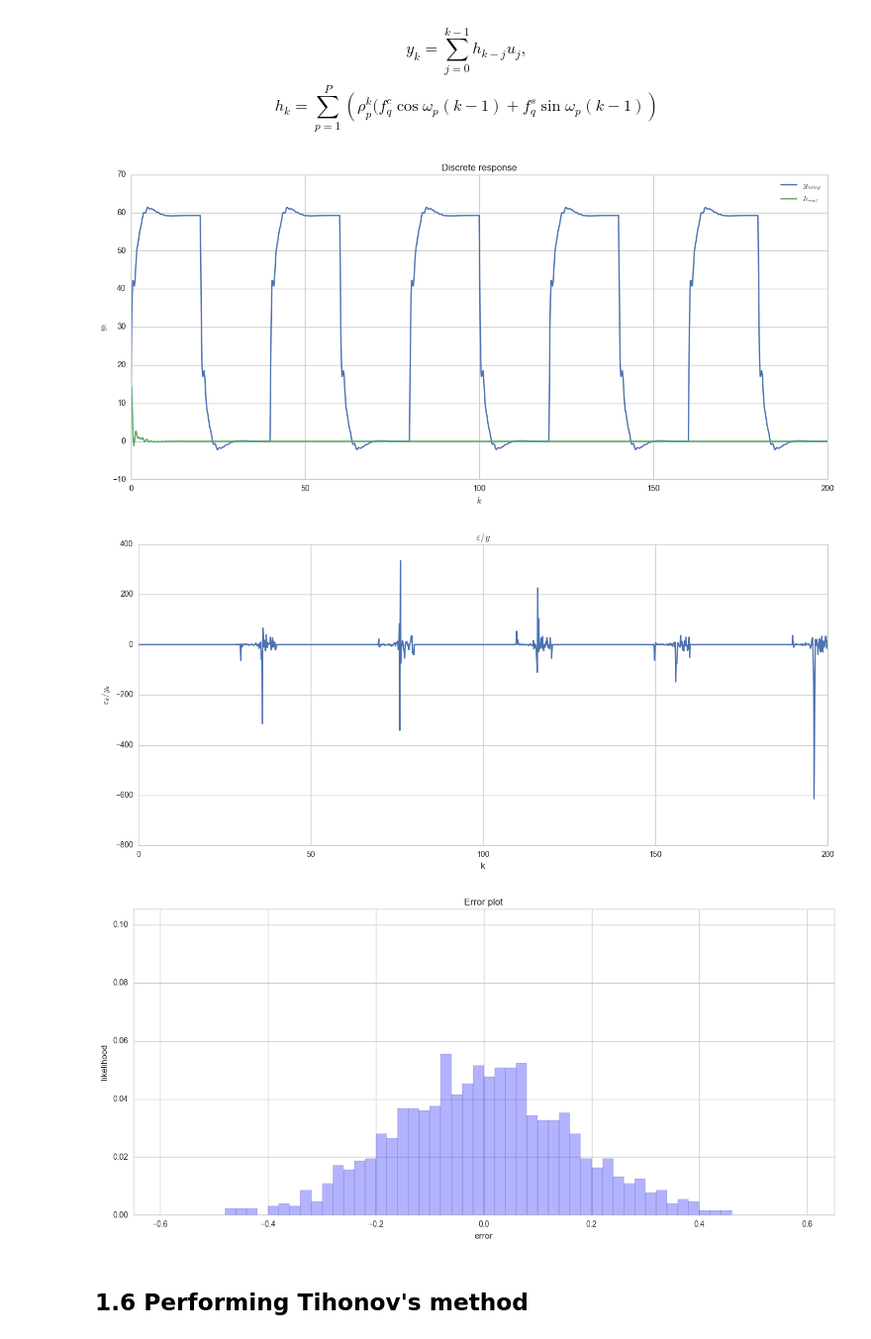
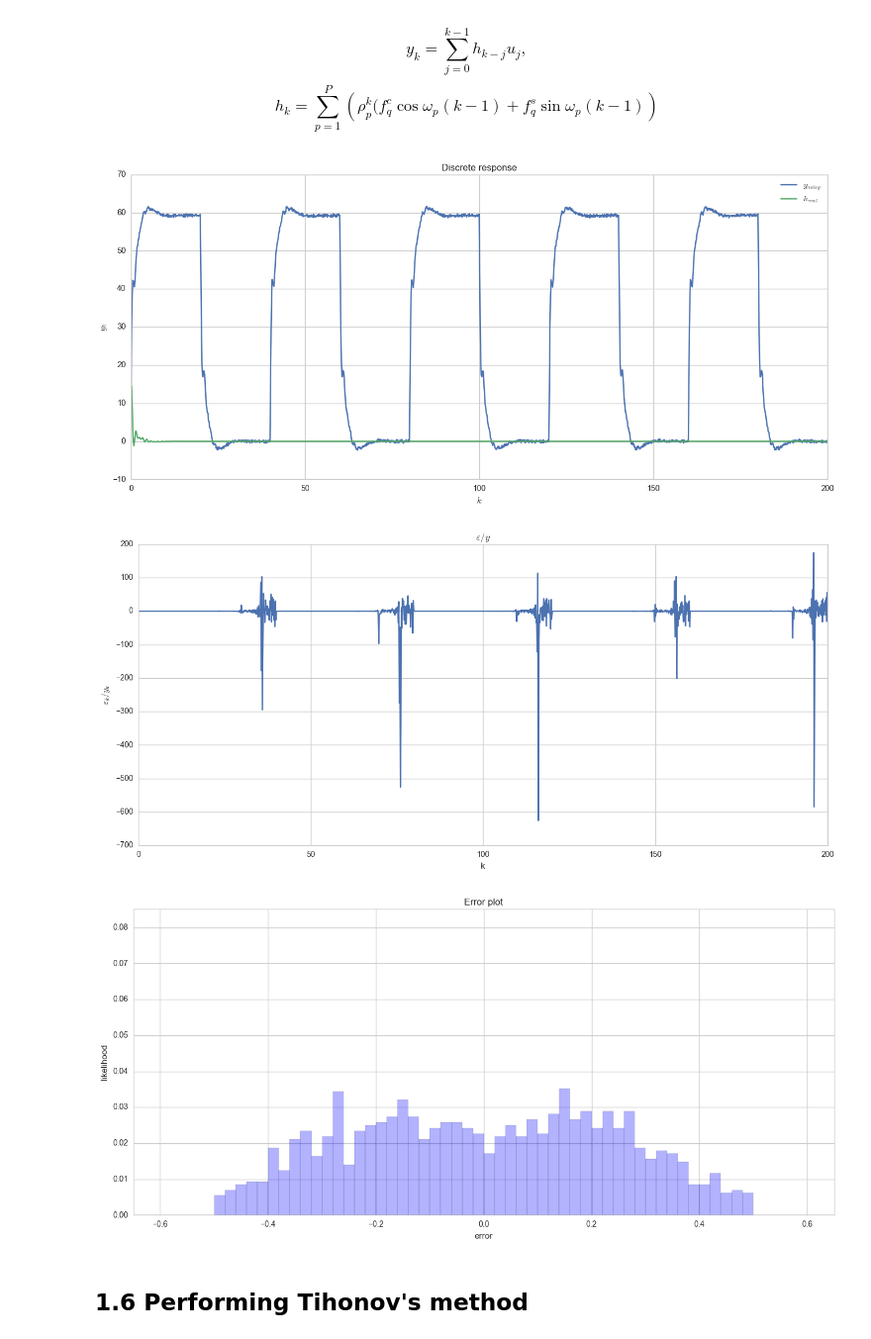
Before and after one commit to Megalitum/gubarev_labs, a Jupyter notebook: lab2_m3.ipynb, the cells around one changed output. Shown at 99% size. Saved outputs shown, nothing was run; the diff lists cells and outputs as text; code cells hidden in the pictures.

Commit message:
Fix plotting bug

```diff
--- a/lab2_m3.ipynb
+++ b/lab2_m3.ipynb
@@ -166,7 +166,7 @@ def calculate_parameters(eps, split_depth, T, J, gen_error, if_plot=False):
 
         fig3, axes3 = plt.subplots(figsize=(16, 7))
 
-        axes3.plot(t, y_real, label = '$y_{noisy}$')
+        axes3.plot(t, y_noisy, label = '$y_{noisy}$')
         axes3.plot(t, h_real, label = '$h_{real}$')
         axes3.set_xlabel('$k$')
         axes3.set_ylabel('$y_k$')
@@ -192,11 +192,11 @@ T = 20
 split_depth = 6
 no_stages = 5
 # %%
-params = calculate_parameters(Eps, split_depth, T, no_stages, norm_error, True)
+params = calculate_parameters(Eps, split_depth, T, no_stages, two_peaks_error, True)
 # %% [output]
-[figure, old version]
+[figure, new version]
-[figure, old version]
+[figure, new version]
-[figure, old version]
+[figure, new version]
 # %% [markdown]
 ## 1.6 Performing Tihonov's method
 # %%
```
Also changed, not shown: 1 other file.
